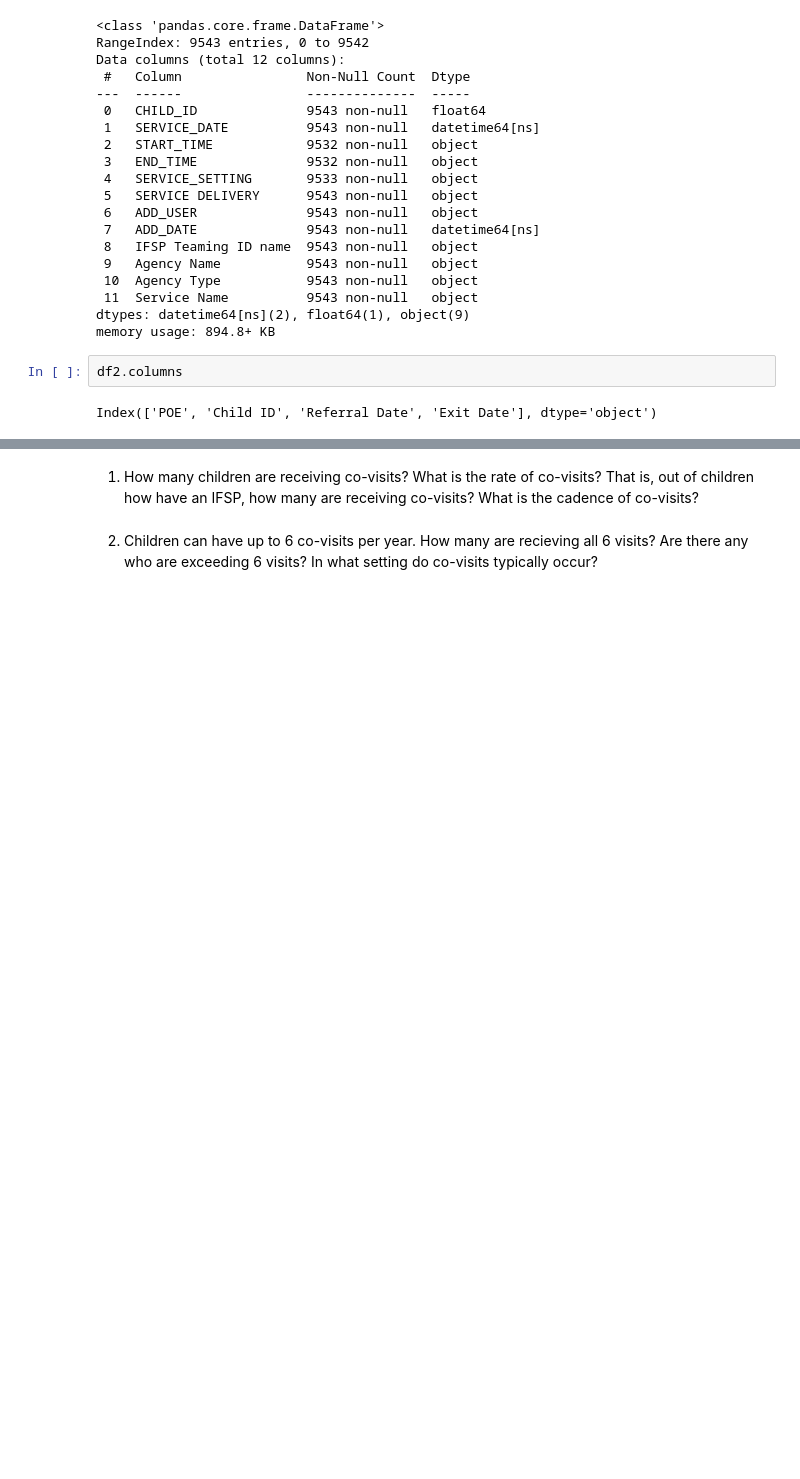
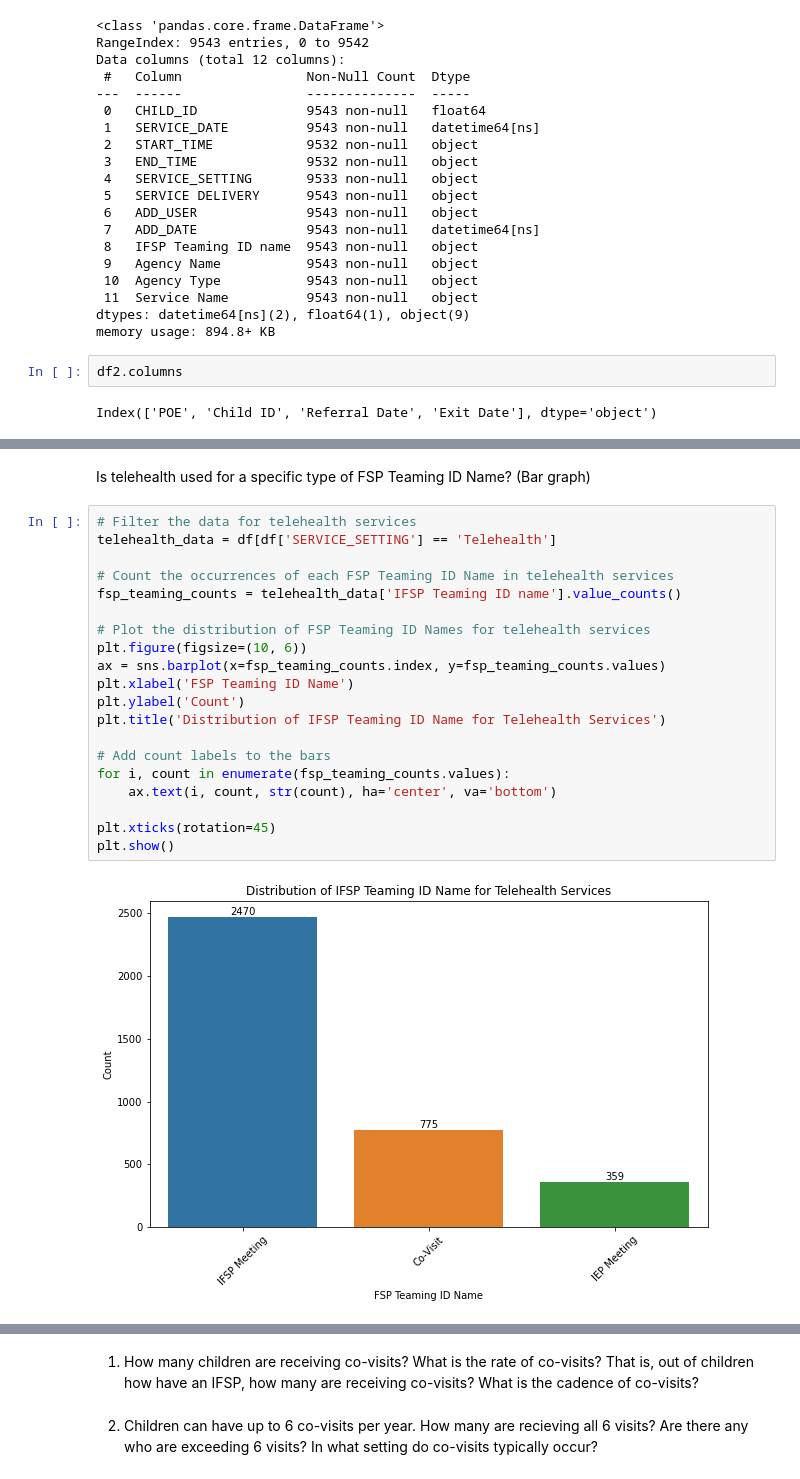
Before and after one commit to NSS-Data-Analytics-Cohort-8/teis_da8_1-should-pad-alytics, a Jupyter notebook: notebook/EDA-1.ipynb, the cells around one changed output, grey strips where cells are left out. Saved outputs shown, nothing was run; the diff lists cells and outputs as text; blank space fills up the shorter version.

```diff
--- a/notebook/EDA-1.ipynb
+++ b/notebook/EDA-1.ipynb
@@ -78,0 +91,24 @@ merged_df
+# %% [markdown]
+Is telehealth used for a specific type of FSP Teaming ID Name? (Bar graph)
+# %%
+# Filter the data for telehealth services
+telehealth_data = df[df['SERVICE_SETTING'] == 'Telehealth']
+
+# Count the occurrences of each FSP Teaming ID Name in telehealth services
+fsp_teaming_counts = telehealth_data['IFSP Teaming ID name'].value_counts()
+
+# Plot the distribution of FSP Teaming ID Names for telehealth services
+plt.figure(figsize=(10, 6))
+ax = sns.barplot(x=fsp_teaming_counts.index, y=fsp_teaming_counts.values)
+plt.xlabel('FSP Teaming ID Name')
+plt.ylabel('Count')
+plt.title('Distribution of IFSP Teaming ID Name for Telehealth Services')
+
+# Add count labels to the bars
+for i, count in enumerate(fsp_teaming_counts.values):
+    ax.text(i, count, str(count), ha='center', va='bottom')
+
+plt.xticks(rotation=45)
+plt.show()
+# %% [output]
+[figure, added]
```
Also changed, not shown: parts of 12 cells of this notebook.
